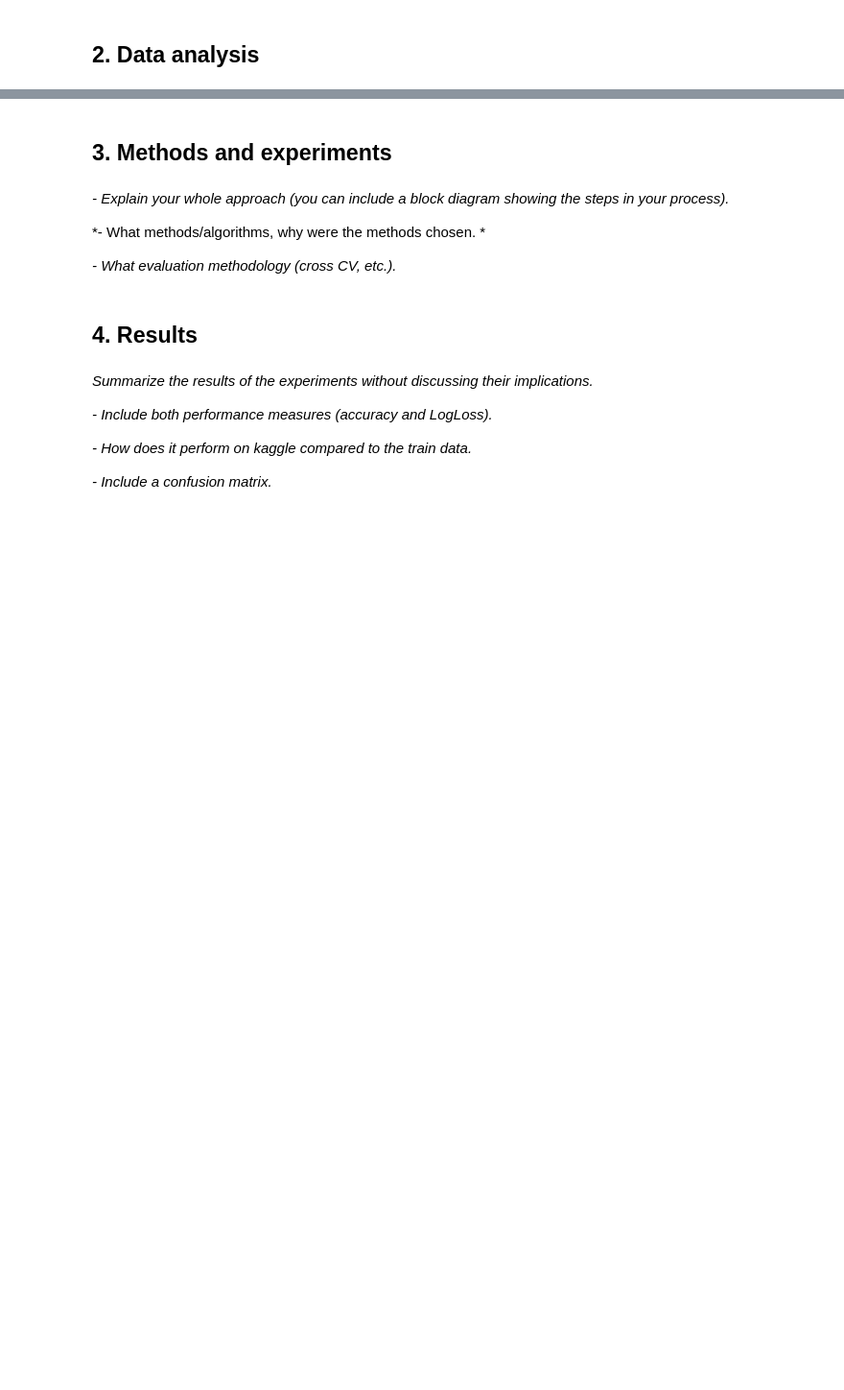
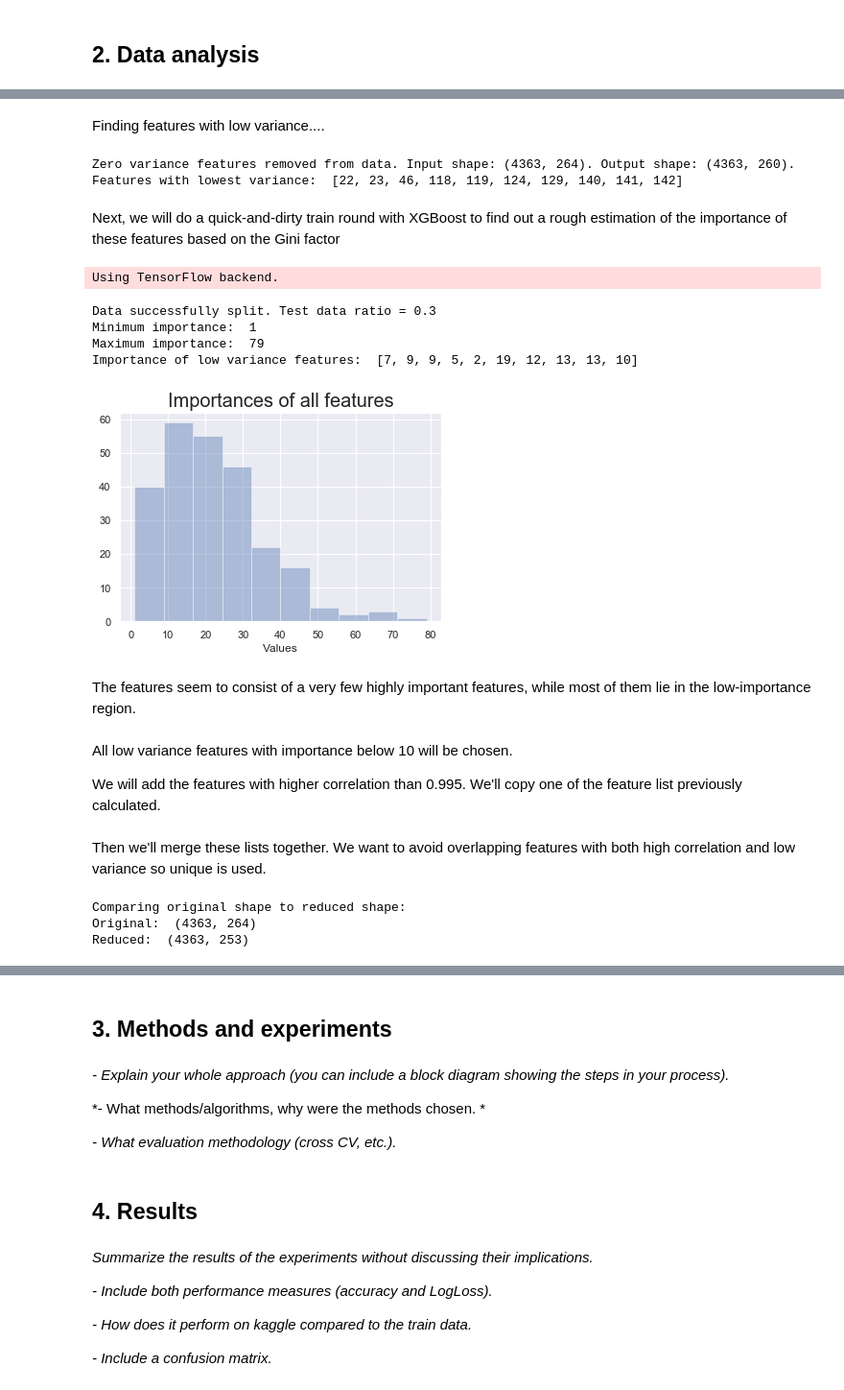
Before and after one commit to zweygk/music_genre_classification, a Jupyter notebook: MLBP2018 Project Report Template.ipynb, the cells around one changed output, grey strips where cells are left out. Shown: that part at 96% size. Saved outputs shown, nothing was run; the diff lists cells and outputs as text; code cells hidden in the pictures; blank space fills up the shorter version.

```diff
--- a/MLBP2018 Project Report Template.ipynb
+++ b/MLBP2018 Project Report Template.ipynb
@@ -49,0 +111,42 @@ unless you want to.*
+# %% [markdown]
+Finding features with low variance....
+# %%
+low_variances = du.Low_variance(data.values,var_thresh)
+low_variances_ = ['f22', 'f23', 'f46', 'f118', 'f119', 'f124', 'f129', 'f140', 'f141', 'f142']
+print("Features with lowest variance: ",low_variances)
+# %% [output]
+Zero variance features removed from data. Input shape: (4363, 264). Output shape: (4363, 260).
+Features with lowest variance:  [22, 23, 46, 118, 119, 124, 129, 140, 141, 142]
+# %% [markdown]
+
+Next, we will do a quick-and-dirty train round with XGBoost to find out a rough estimation of the importance of these features based on the Gini factor
+# %%
+import learning_utils as lu
+y = labels.values
+X = data.values
+X_train, X_test, y_train, y_test = du.Split_Data(X,y)
+bst = lu.Learn_XGBoost(X_train,y_train,X_test,y_test,max_depth=500,num_round=50,use_weights=False)
+import operator
+importances = bst.get_score()
+min_importance = importances[min(importances.items(), key=operator.itemgetter(1))[0]]
+max_importance = importances[max(importances.items(), key=operator.itemgetter(1))[0]]
+print("Minimum importance: ", min_importance)
+print("Maximum importance: ", max_importance)
+vu.hist(np.fromiter(importances.values(), dtype=float),title="Importances of all features")
+low_variance_importance = [importances.get(key) for key in low_variances_]
+print("Importance of low variance features: ", low_variance_importance)
+importances_sorted = sorted(importances.items(), key=lambda kv: kv[1])
+#print(importances_sorted)
+# %% [output]
+Using TensorFlow backend.
+Data successfully split. Test data ratio = 0.3
+Minimum importance:  1
+Maximum importance:  79
+Importance of low variance features:  [7, 9, 9, 5, 2, 19, 12, 13, 13, 10]
+[figure, added]
+# %% [markdown]
+The features seem to consist of a very few highly important features, while most of them lie in the low-importance region.
+# %% [markdown]
+All low variance features with importance below 10 will be chosen.
+
+We will add the features with higher correlation than 0.995. We'll copy one of the feature list previously calculated.
@@ -49,0 +156,2 @@ unless you want to.*
+# %% [markdown]
+Then we'll merge these lists together. We want to avoid overlapping features with both high correlation and low variance so unique is used.
@@ -49,0 +160,10 @@ unless you want to.*
+# %%
+X = data.values
+X_reduced = np.delete(X,remove_features,axis=1)
+print("Comparing original shape to reduced shape:")
+print("Original: ", X.shape)
+print("Reduced: ",X_reduced.shape)
+# %% [output]
+Comparing original shape to reduced shape:
+Original:  (4363, 264)
+Reduced:  (4363, 253)
```
Also changed, not shown: parts of 19 cells of this notebook, 2 other files.
